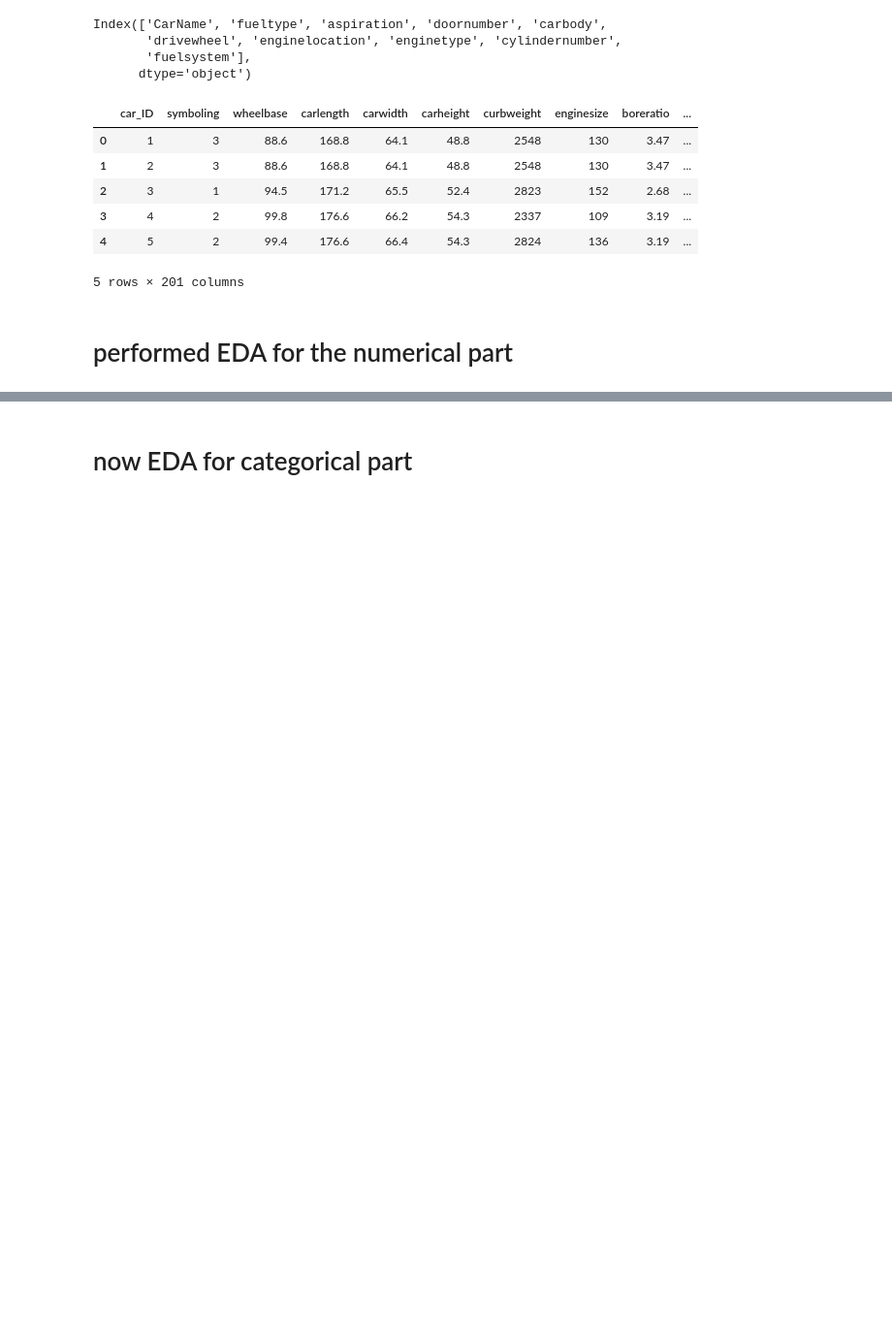
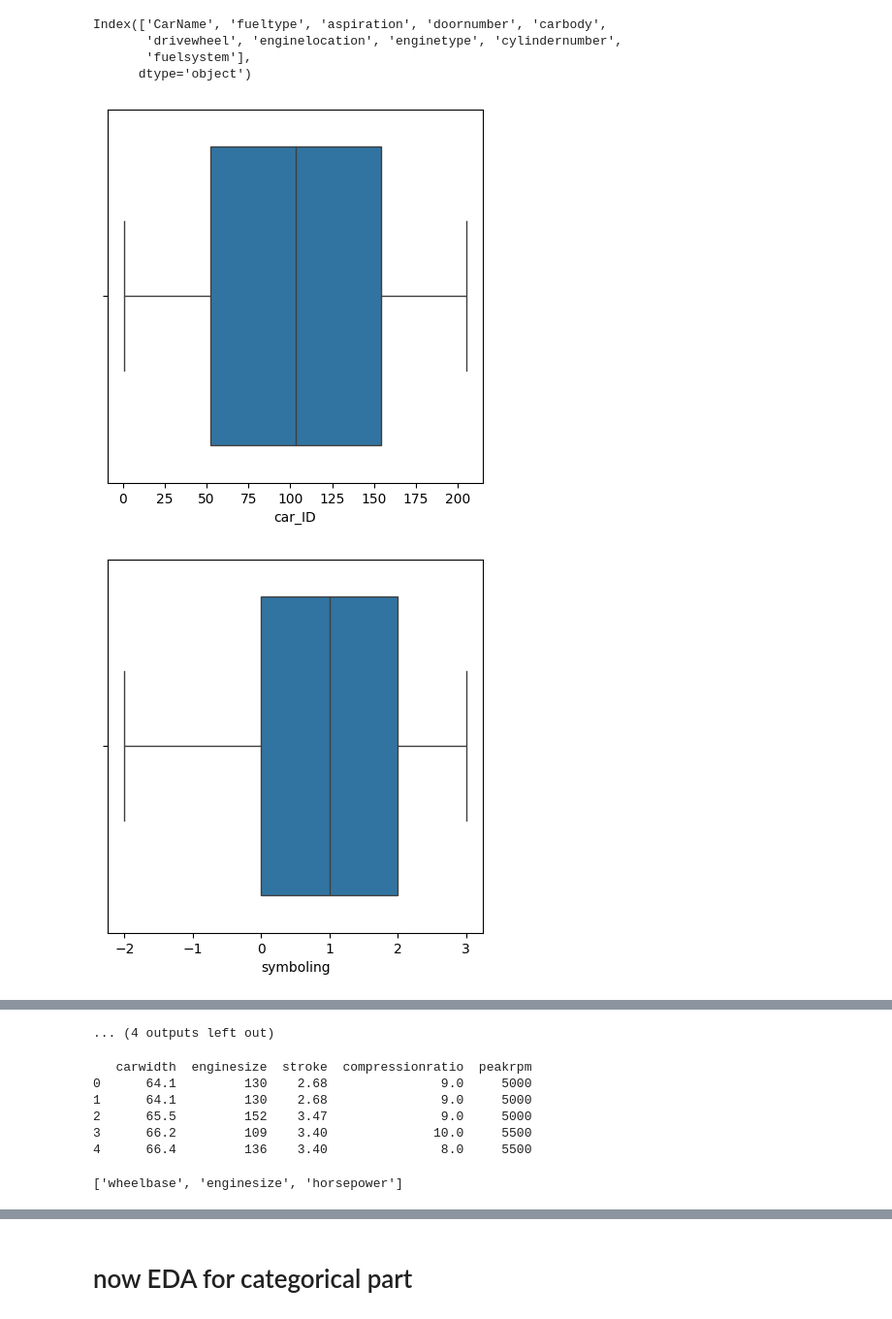
Before and after one commit to devpatel0005/Car-Price-Prediction, a Jupyter notebook: car_price_prediction.ipynb, the cells around one changed output, grey strips where cells are left out. Shown: that part at 97% size. Saved outputs shown, nothing was run; the diff lists cells and outputs as text; code cells hidden in the pictures; blank space fills up the shorter version.

Commit message:
performed EDA and used different models like linear regression, randomforset regressor, decision tree regressor.

```diff
--- a/car_price_prediction.ipynb
+++ b/car_price_prediction.ipynb
@@ -104,12 +95,8 @@ df=pd.concat([df.drop(columns=cat_cols),encoded_df],axis=1)
-# %%
-df.head()
-# %% [output]
-|  | car_ID | symboling | wheelbase | carlength | carwidth | carheight | curbweight | enginesize | boreratio | ... |
-| 0 | 1 | 3 | 88.6 | 168.8 | 64.1 | 48.8 | 2548 | 130 | 3.47 | ... |
-| 1 | 2 | 3 | 88.6 | 168.8 | 64.1 | 48.8 | 2548 | 130 | 3.47 | ... |
-| 2 | 3 | 1 | 94.5 | 171.2 | 65.5 | 52.4 | 2823 | 152 | 2.68 | ... |
-| 3 | 4 | 2 | 99.8 | 176.6 | 66.2 | 54.3 | 2337 | 109 | 3.19 | ... |
-| 4 | 5 | 2 | 99.4 | 176.6 | 66.4 | 54.3 | 2824 | 136 | 3.19 | ... |
-5 rows × 201 columns
-# %% [markdown]
-# performed EDA for the numerical part
+# %%
+for i in num_cols:
+  plt.figure(figsize=(5,5))
+  sns.boxplot(data=df,x=i)
+  plt.show()
+# %% [output]
+[figure, added]
+[figure, added]
@@ -115,0 +113,27 @@ df.head()
+... (4 outputs left out)
+# %%
+outlier_cols=['carwidth','enginesize','stroke','compressionratio','peakrpm']
+def manage_outlier(df,cols):
+  for i in cols:
+    q1=df[i].quantile(0.25)
+    q3=df[i].quantile(0.75)
+    iqr=q3-q1
+    lower=q1-1.5*iqr
+    upper=q3+1.5*iqr
+    df=df[(df[i]>=lower) & (df[i]<=upper)]
+  return df
+df = manage_outlier(df,outlier_cols)
+print(df[outlier_cols].head())
+# %% [output]
+   carwidth  enginesize  stroke  compressionratio  peakrpm
+0      64.1         130    2.68               9.0     5000
+1      64.1         130    2.68               9.0     5000
+2      65.5         152    3.47               9.0     5000
+3      66.2         109    3.40              10.0     5500
+4      66.4         136    3.40               8.0     5500
+# %%
+skew_cols=df[num_cols].skew()[(df[num_cols].skew() > 0.75) | (df[num_cols].skew()< -0.75)].index.tolist()
+skew_cols.remove('price')
+skew_cols
+# %% [output]
+['wheelbase', 'enginesize', 'horsepower']
```
Also changed, not shown: parts of 19 cells of this notebook.
